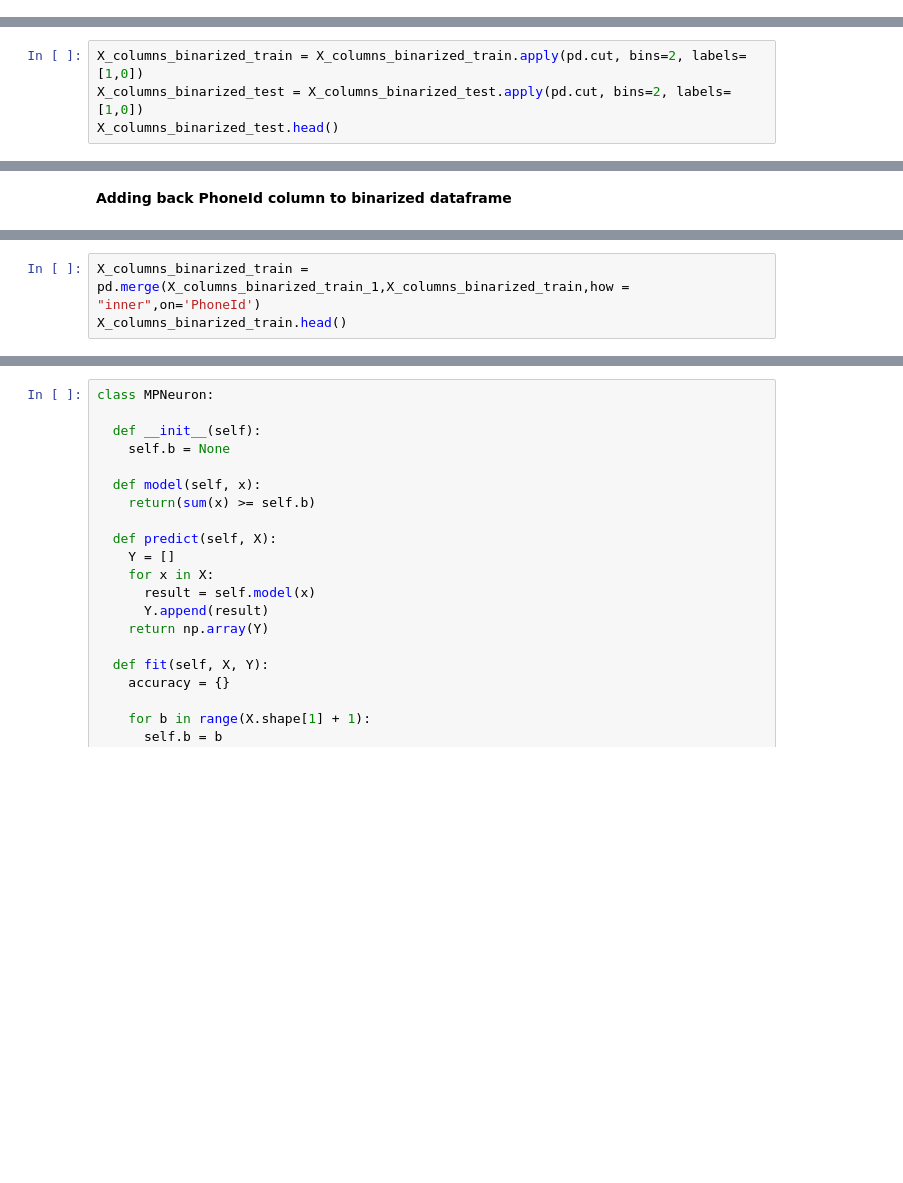
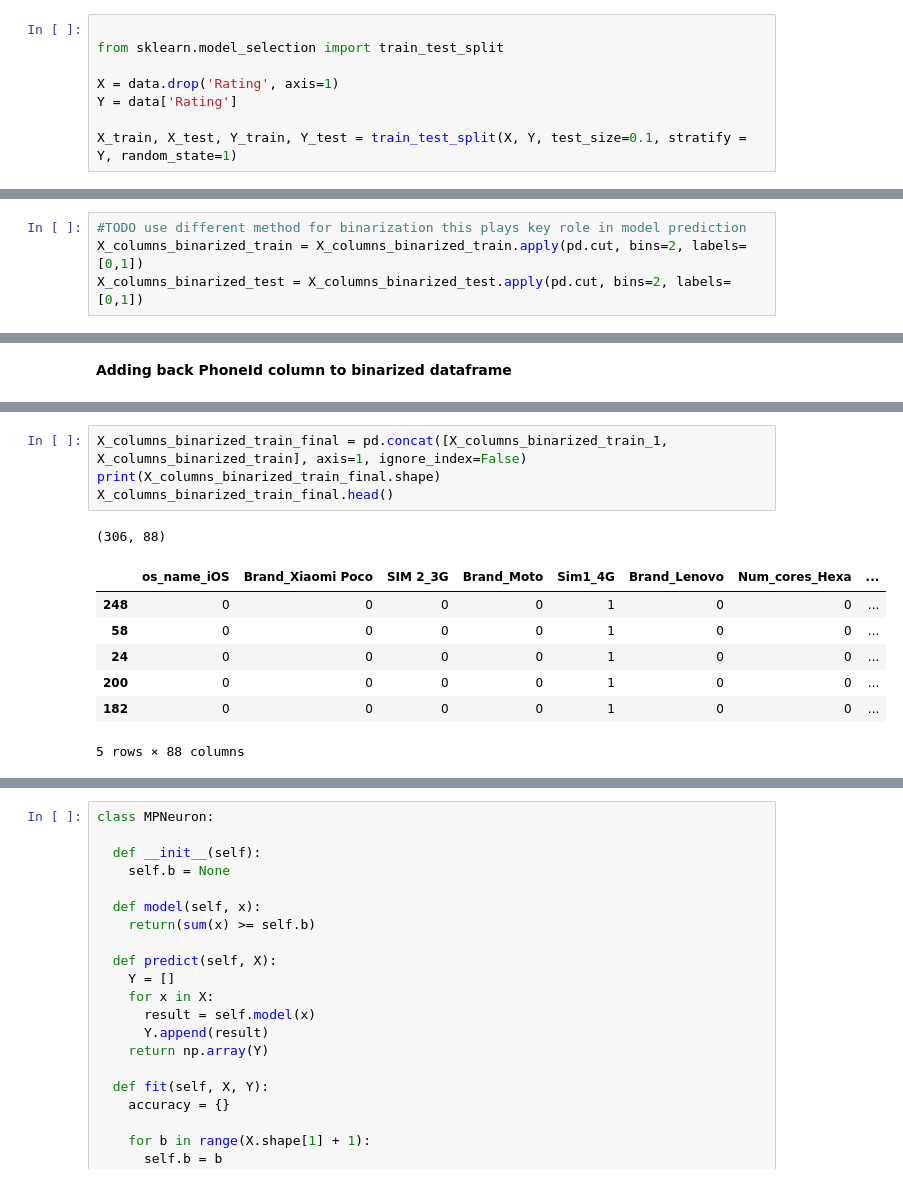
Before and after one commit to chinthanishanth/deep_learning, a Jupyter notebook: Python MP Neuron Perceptron/Mobile_Like_and_Dislike_Prediction.ipynb, the cells around one changed output, grey strips where cells are left out. Cells and saved outputs as stored; diff of their text form; blank space fills up the shorter version.

```diff
--- a/Python MP Neuron Perceptron/Mobile_Like_and_Dislike_Prediction.ipynb
+++ b/Python MP Neuron Perceptron/Mobile_Like_and_Dislike_Prediction.ipynb
@@ -433,2 +457,10 @@ Y_train = train_new['Rating']
+# %%
+
+from sklearn.model_selection import train_test_split
+
+X = data.drop('Rating', axis=1)
+Y = data['Rating']
+
+X_train, X_test, Y_train, Y_test = train_test_split(X, Y, test_size=0.1, stratify = Y, random_state=1)
 # %% [markdown]
 ## Binarization of real numbered columns
@@ -468,6 +483,6 @@ X_columns_binarized_test =  test_new[["Screen Size","Internal Memory","Screen to
 # %% [markdown]
 <b> Converting all real numbered columns to binary</b>
 # %%
-X_columns_binarized_train = X_columns_binarized_train.apply(pd.cut, bins=2, labels=[1,0])
-X_columns_binarized_test = X_columns_binarized_test.apply(pd.cut, bins=2, labels=[1,0])
-X_columns_binarized_test.head()
+#TODO use different method for binarization this plays key role in model prediction
+X_columns_binarized_train = X_columns_binarized_train.apply(pd.cut, bins=2, labels=[0,1])
+X_columns_binarized_test = X_columns_binarized_test.apply(pd.cut, bins=2, labels=[0,1])
@@ -504,3 +503,0 @@ X_columns_binarized_test_1.head()
-# %%
-X_columns_binarized_train = pd.merge(X_columns_binarized_train_1,X_columns_binarized_train,how = "inner",on='PhoneId')
-X_columns_binarized_train.head()
@@ -529,0 +504,13 @@ X_columns_binarized_test.head()
+# %%
+X_columns_binarized_train_final = pd.concat([X_columns_binarized_train_1, X_columns_binarized_train], axis=1, ignore_index=False)
+print(X_columns_binarized_train_final.shape)
+X_columns_binarized_train_final.head()
+# %% [output]
+(306, 88)
+|  | os_name_iOS | Brand_Xiaomi Poco | SIM 2_3G | Brand_Moto | Sim1_4G | Brand_Lenovo | Num_cores_Hexa | ... |
+| 248 | 0 | 0 | 0 | 0 | 1 | 0 | 0 | ... |
+| 58 | 0 | 0 | 0 | 0 | 1 | 0 | 0 | ... |
+| 24 | 0 | 0 | 0 | 0 | 1 | 0 | 0 | ... |
+| 200 | 0 | 0 | 0 | 0 | 1 | 0 | 0 | ... |
+| 182 | 0 | 0 | 0 | 0 | 1 | 0 | 0 | ... |
+5 rows × 88 columns
```
Also changed, not shown: parts of 23 cells of this notebook.
